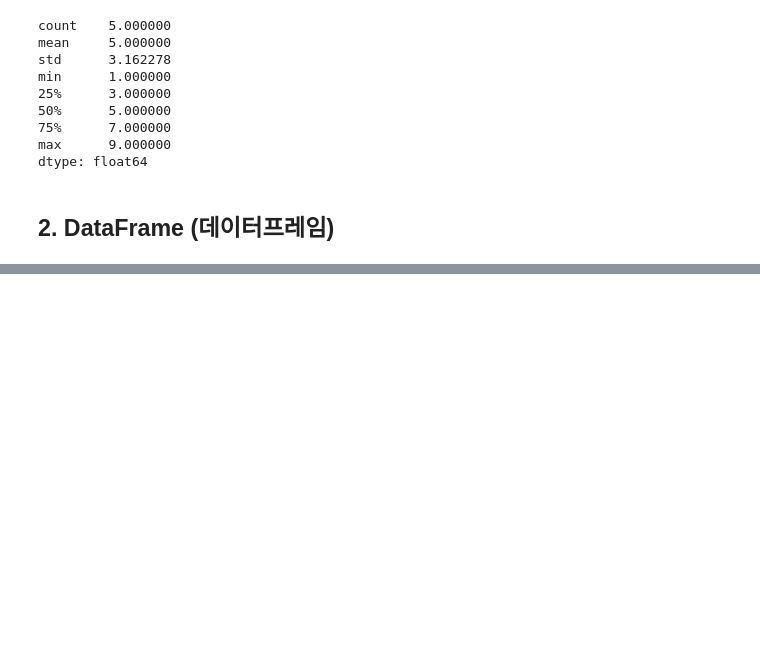
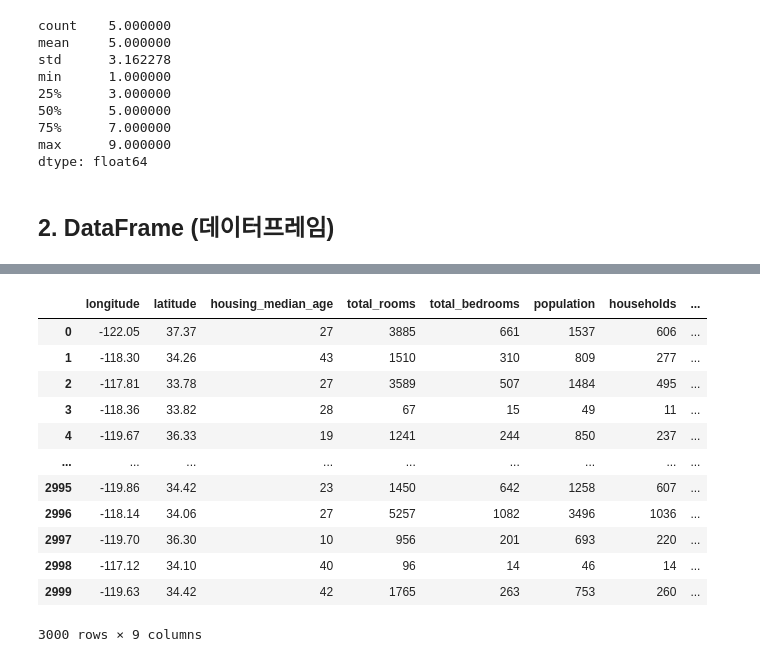
Before and after one commit to JSeoYoung/python-programming, a Jupyter notebook: Data_Handling.ipynb, the cells around one changed output, grey strips where cells are left out. Drawn from its saved outputs; the diff is of its cells as text; code cells hidden in the pictures; blank space fills up the shorter version.

```diff
--- a/Data_Handling.ipynb
+++ b/Data_Handling.ipynb
@@ -1318,0 +1492,18 @@ dtype: float64
+# %%
+data.astype({'housing_median_age':'int', 'total_rooms':'int',
+             'total_bedrooms':'int', 'population':'int', 'households':'int',
+             'median_house_value':'int'})
+# %% [output]
+|  | longitude | latitude | housing_median_age | total_rooms | total_bedrooms | population | households | ... |
+| 0 | -122.05 | 37.37 | 27 | 3885 | 661 | 1537 | 606 | ... |
+| 1 | -118.30 | 34.26 | 43 | 1510 | 310 | 809 | 277 | ... |
+| 2 | -117.81 | 33.78 | 27 | 3589 | 507 | 1484 | 495 | ... |
+| 3 | -118.36 | 33.82 | 28 | 67 | 15 | 49 | 11 | ... |
+| 4 | -119.67 | 36.33 | 19 | 1241 | 244 | 850 | 237 | ... |
+| ... | ... | ... | ... | ... | ... | ... | ... | ... |
+| 2995 | -119.86 | 34.42 | 23 | 1450 | 642 | 1258 | 607 | ... |
+| 2996 | -118.14 | 34.06 | 27 | 5257 | 1082 | 3496 | 1036 | ... |
+| 2997 | -119.70 | 36.30 | 10 | 956 | 201 | 693 | 220 | ... |
+| 2998 | -117.12 | 34.10 | 40 | 96 | 14 | 46 | 14 | ... |
+| 2999 | -119.63 | 34.42 | 42 | 1765 | 263 | 753 | 260 | ... |
+3000 rows × 9 columns
```
Also changed, not shown: parts of 86 cells of this notebook.
